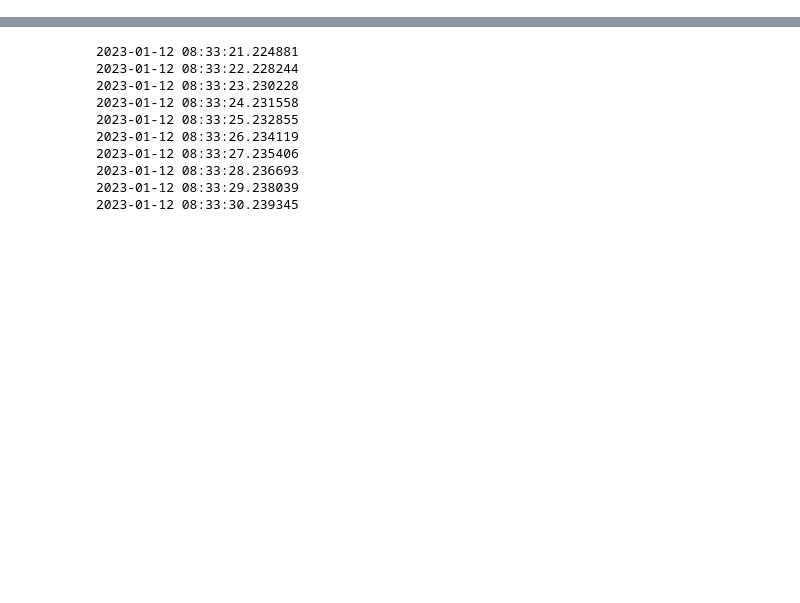
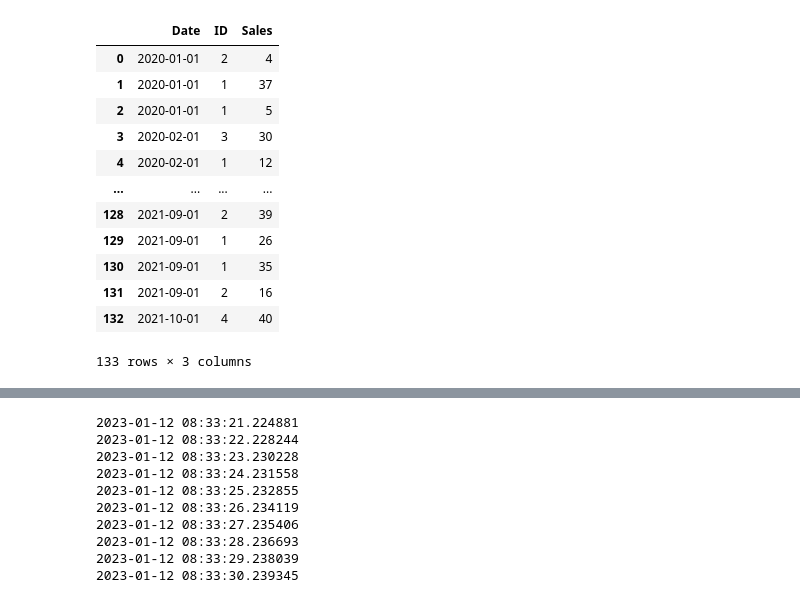
Before and after one commit to EvgenyBelov78/DA1, a Jupyter notebook: task_sber.ipynb, the cells around one changed output, grey strips where cells are left out. Cells and saved outputs as stored; diff of their text form; code cells hidden in the pictures; blank space fills up the shorter version.

```diff
--- a/task_sber.ipynb
+++ b/task_sber.ipynb
@@ -13,0 +13,16 @@ Successfully installed html_to_json-2.0.0
+# %%
+df
+# %% [output]
+|  | Date | ID | Sales |
+| 0 | 2020-01-01 | 2 | 4 |
+| 1 | 2020-01-01 | 1 | 37 |
+| 2 | 2020-01-01 | 1 | 5 |
+| 3 | 2020-02-01 | 3 | 30 |
+| 4 | 2020-02-01 | 1 | 12 |
+| ... | ... | ... | ... |
+| 128 | 2021-09-01 | 2 | 39 |
+| 129 | 2021-09-01 | 1 | 26 |
+| 130 | 2021-09-01 | 1 | 35 |
+| 131 | 2021-09-01 | 2 | 16 |
+| 132 | 2021-10-01 | 4 | 40 |
+133 rows × 3 columns
```
Also changed, not shown: parts of 9 cells of this notebook.
